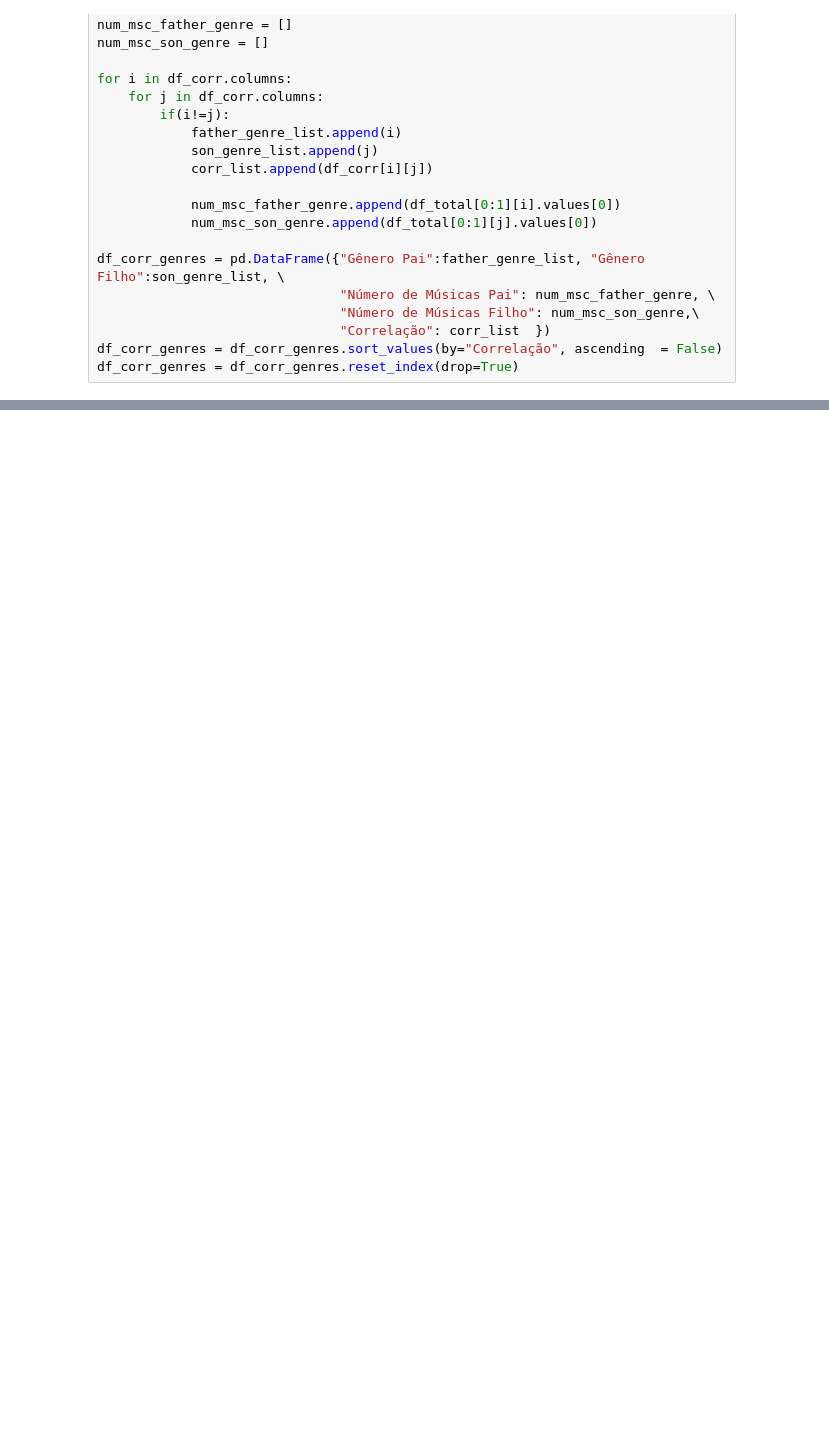
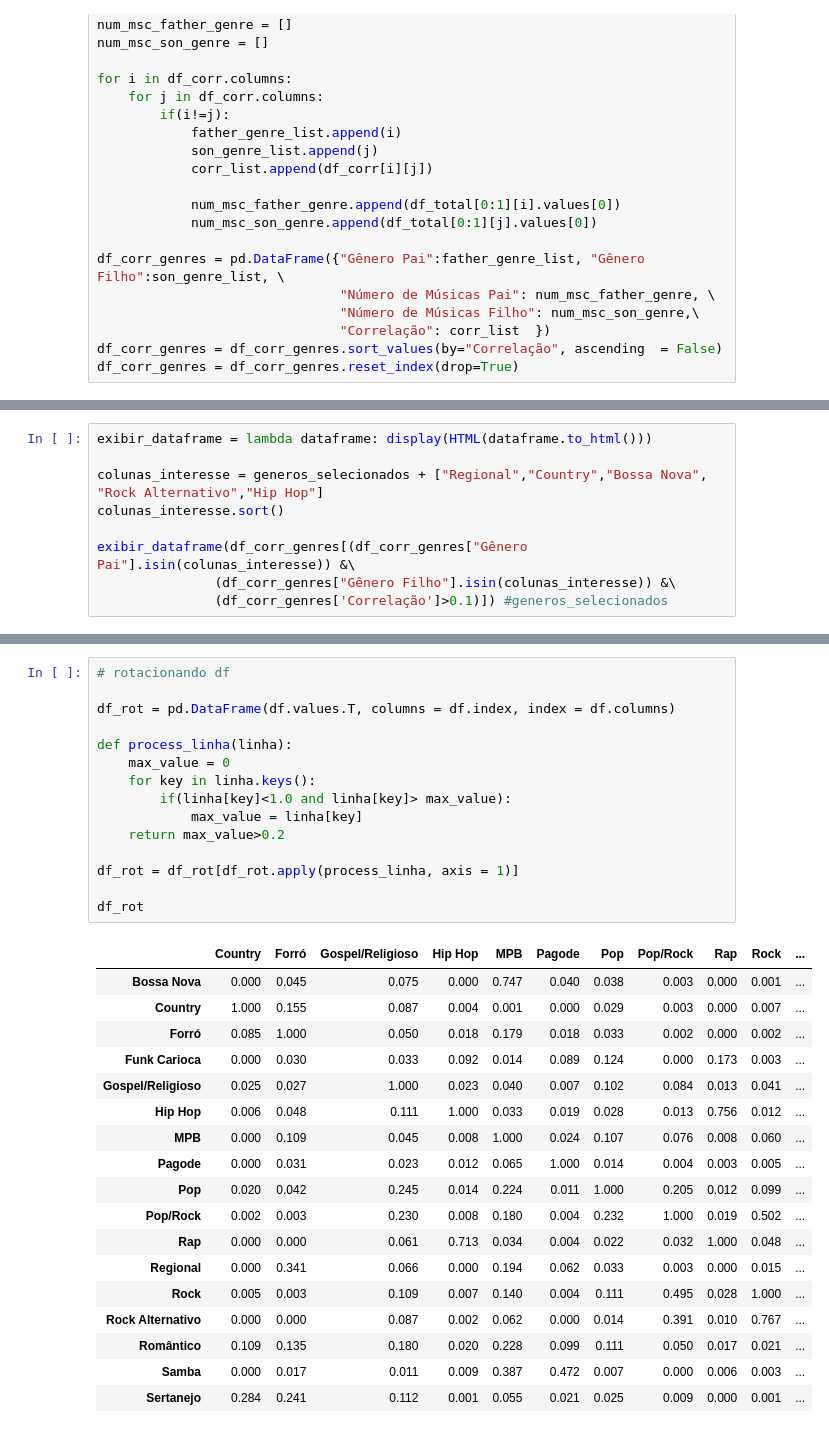
Before and after one commit to vinicius-alves/Selecao-Genero-Musical, a Jupyter notebook: Análise Exploratória/Análise Exploratória.ipynb, the cells around one changed output, grey strips where cells are left out. Cells and saved outputs as stored; diff of their text form; blank space fills up the shorter version.

```diff
--- a/Análise Exploratória/Análise Exploratória.ipynb
+++ b/Análise Exploratória/Análise Exploratória.ipynb
@@ -327,0 +209,9 @@ df_corr_genres[(df_corr_genres["Gênero Pai"].isin(generos_selecionados)) &\
+# %%
+exibir_dataframe = lambda dataframe: display(HTML(dataframe.to_html()))
+
+colunas_interesse = generos_selecionados + ["Regional","Country","Bossa Nova", "Rock Alternativo","Hip Hop"]
+colunas_interesse.sort()
+
+exibir_dataframe(df_corr_genres[(df_corr_genres["Gênero Pai"].isin(colunas_interesse)) &\
+               (df_corr_genres["Gênero Filho"].isin(colunas_interesse)) &\
+               (df_corr_genres['Correlação']>0.1)]) #generos_selecionados
@@ -327,0 +280,34 @@ df_corr_genres[(df_corr_genres["Gênero Pai"].isin(generos_selecionados)) &\
+# %%
+# rotacionando df
+
+df_rot = pd.DataFrame(df.values.T, columns = df.index, index = df.columns)
+
+def process_linha(linha):
+    max_value = 0
+    for key in linha.keys():
+        if(linha[key]<1.0 and linha[key]> max_value):
+            max_value = linha[key]
+    return max_value>0.2
+
+df_rot = df_rot[df_rot.apply(process_linha, axis = 1)]
+
+df_rot
+# %% [output]
+|  | Country | Forró | Gospel/Religioso | Hip Hop | MPB | Pagode | Pop | Pop/Rock | Rap | Rock | ... |
+| Bossa Nova | 0.000 | 0.045 | 0.075 | 0.000 | 0.747 | 0.040 | 0.038 | 0.003 | 0.000 | 0.001 | ... |
+| Country | 1.000 | 0.155 | 0.087 | 0.004 | 0.001 | 0.000 | 0.029 | 0.003 | 0.000 | 0.007 | ... |
+| Forró | 0.085 | 1.000 | 0.050 | 0.018 | 0.179 | 0.018 | 0.033 | 0.002 | 0.000 | 0.002 | ... |
+| Funk Carioca | 0.000 | 0.030 | 0.033 | 0.092 | 0.014 | 0.089 | 0.124 | 0.000 | 0.173 | 0.003 | ... |
+| Gospel/Religioso | 0.025 | 0.027 | 1.000 | 0.023 | 0.040 | 0.007 | 0.102 | 0.084 | 0.013 | 0.041 | ... |
+| Hip Hop | 0.006 | 0.048 | 0.111 | 1.000 | 0.033 | 0.019 | 0.028 | 0.013 | 0.756 | 0.012 | ... |
+| MPB | 0.000 | 0.109 | 0.045 | 0.008 | 1.000 | 0.024 | 0.107 | 0.076 | 0.008 | 0.060 | ... |
+| Pagode | 0.000 | 0.031 | 0.023 | 0.012 | 0.065 | 1.000 | 0.014 | 0.004 | 0.003 | 0.005 | ... |
+| Pop | 0.020 | 0.042 | 0.245 | 0.014 | 0.224 | 0.011 | 1.000 | 0.205 | 0.012 | 0.099 | ... |
+| Pop/Rock | 0.002 | 0.003 | 0.230 | 0.008 | 0.180 | 0.004 | 0.232 | 1.000 | 0.019 | 0.502 | ... |
+| Rap | 0.000 | 0.000 | 0.061 | 0.713 | 0.034 | 0.004 | 0.022 | 0.032 | 1.000 | 0.048 | ... |
+| Regional | 0.000 | 0.341 | 0.066 | 0.000 | 0.194 | 0.062 | 0.033 | 0.003 | 0.000 | 0.015 | ... |
+| Rock | 0.005 | 0.003 | 0.109 | 0.007 | 0.140 | 0.004 | 0.111 | 0.495 | 0.028 | 1.000 | ... |
+| Rock Alternativo | 0.000 | 0.000 | 0.087 | 0.002 | 0.062 | 0.000 | 0.014 | 0.391 | 0.010 | 0.767 | ... |
+| Romântico | 0.109 | 0.135 | 0.180 | 0.020 | 0.228 | 0.099 | 0.111 | 0.050 | 0.017 | 0.021 | ... |
+| Samba | 0.000 | 0.017 | 0.011 | 0.009 | 0.387 | 0.472 | 0.007 | 0.000 | 0.006 | 0.003 | ... |
+| Sertanejo | 0.284 | 0.241 | 0.112 | 0.001 | 0.055 | 0.021 | 0.025 | 0.009 | 0.000 | 0.001 | ... |
```
Also changed, not shown: parts of 15 cells of this notebook, 3 other files.
